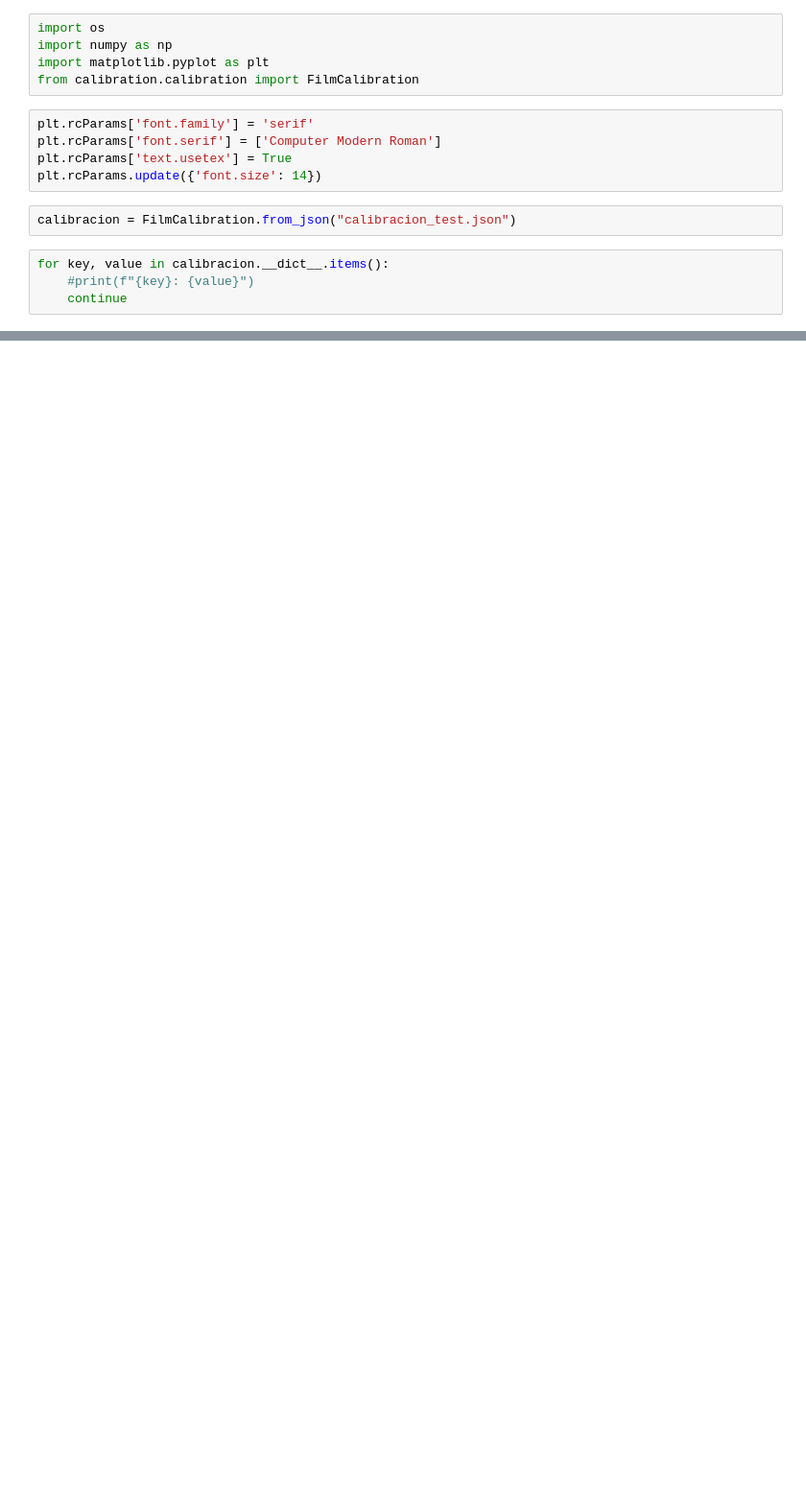
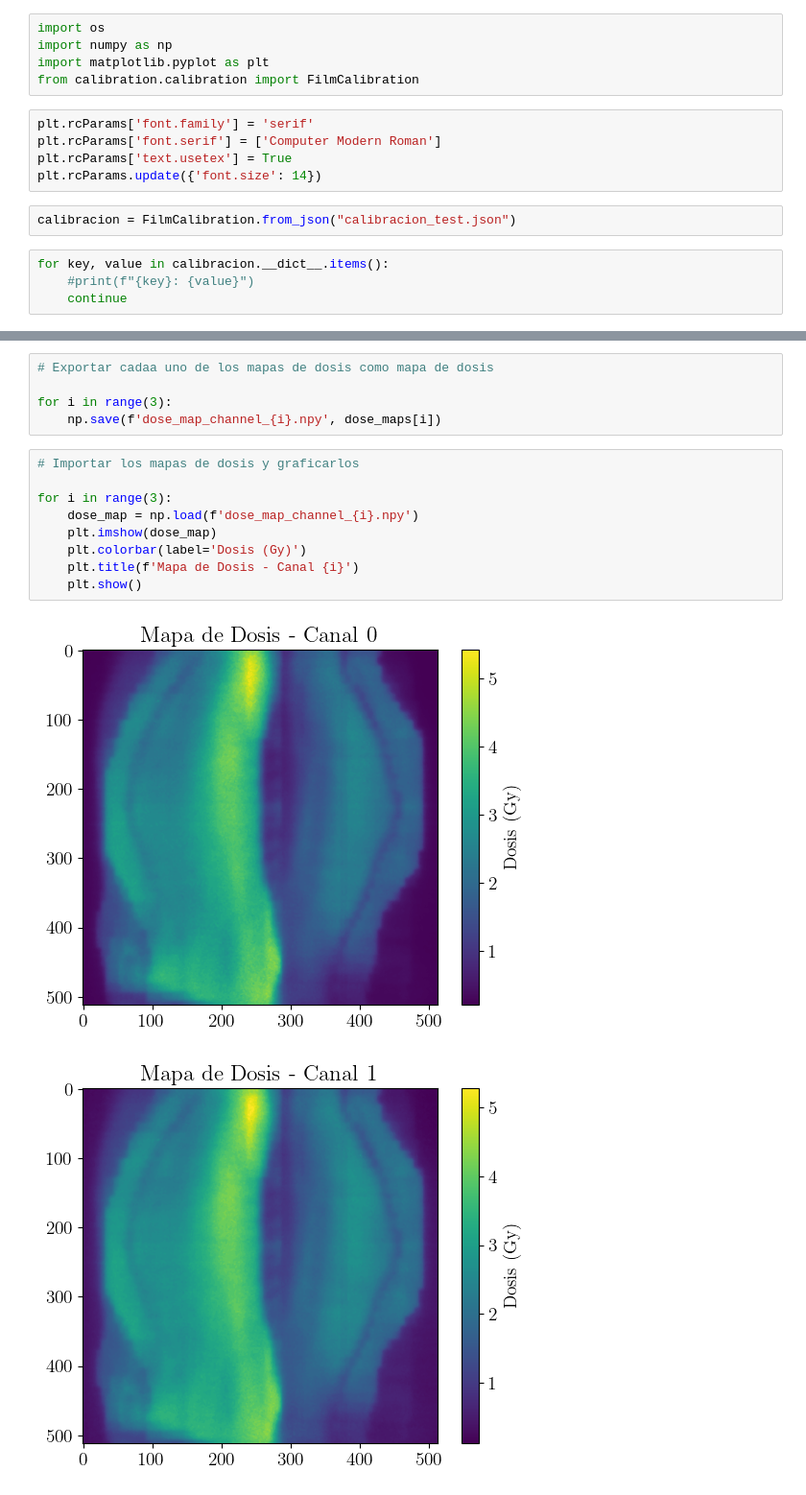
Before and after one commit to eduardoh27/FilmQADose, a Jupyter notebook: app/import.ipynb, the cells around one changed output, grey strips where cells are left out. Shown at 96% size. Drawn from its saved outputs; the diff is of its cells as text; blank space fills up the shorter version.

```diff
--- a/app/import.ipynb
+++ b/app/import.ipynb
@@ -102,0 +113,17 @@ plt.show()
+# %%
+# Exportar cadaa uno de los mapas de dosis como mapa de dosis
+
+for i in range(3):
+    np.save(f'dose_map_channel_{i}.npy', dose_maps[i])
+# %%
+# Importar los mapas de dosis y graficarlos
+
+for i in range(3):
+    dose_map = np.load(f'dose_map_channel_{i}.npy')
+    plt.imshow(dose_map)
+    plt.colorbar(label='Dosis (Gy)')
+    plt.title(f'Mapa de Dosis - Canal {i}')
+    plt.show()
+# %% [output]
+[figure, added]
+[figure, added]
```
Also changed, not shown: parts of 13 cells of this notebook, 7 other files.
